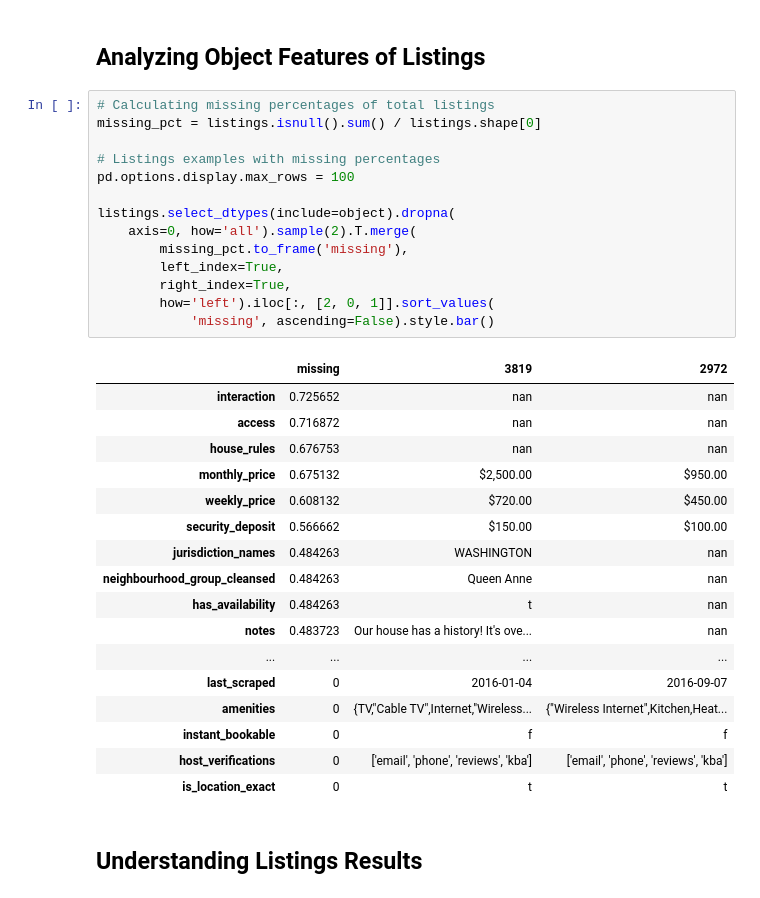
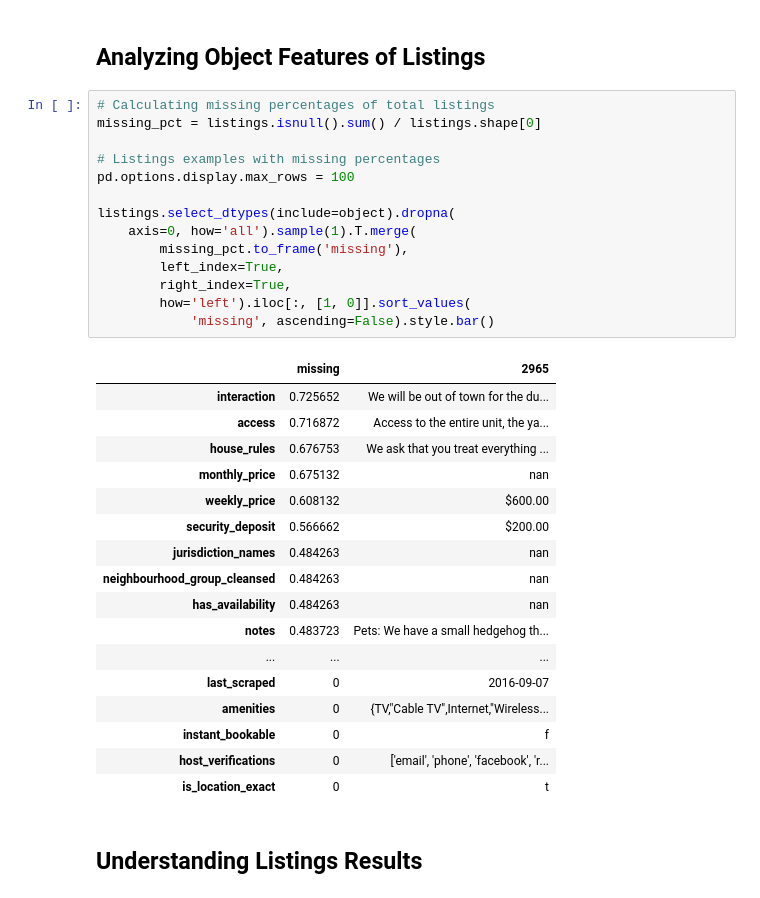
Before and after one commit to samlexrod/airbnb_ml, a Jupyter notebook: Airbnb_Analysis.ipynb, the cells around one changed output. Drawn from its saved outputs; the diff is of its cells as text.

```diff
--- a/Airbnb_Analysis.ipynb
+++ b/Airbnb_Analysis.ipynb
@@ -361,35 +366,35 @@ Dates of datasets do not match. This could mean that these segments where servic
 # %%
 # Calculating missing percentages of total listings
 missing_pct = listings.isnull().sum() / listings.shape[0]
 
 # Listings examples with missing percentages
 pd.options.display.max_rows = 100
 
 listings.select_dtypes(include=object).dropna(
-    axis=0, how='all').sample(2).T.merge(
+    axis=0, how='all').sample(1).T.merge(
         missing_pct.to_frame('missing'),
         left_index=True,
         right_index=True,
-        how='left').iloc[:, [2, 0, 1]].sort_values(
+        how='left').iloc[:, [1, 0]].sort_values(
             'missing', ascending=False).style.bar()
 # %% [output]
-|  | missing | 3819 | 2972 |
-| interaction | 0.725652 | nan | nan |
-| access | 0.716872 | nan | nan |
-| house_rules | 0.676753 | nan | nan |
-| monthly_price | 0.675132 | $2,500.00 | $950.00 |
-| weekly_price | 0.608132 | $720.00 | $450.00 |
-| security_deposit | 0.566662 | $150.00 | $100.00 |
-| jurisdiction_names | 0.484263 | WASHINGTON | nan |
-| neighbourhood_group_cleansed | 0.484263 | Queen Anne | nan |
-| has_availability | 0.484263 | t | nan |
-| notes | 0.483723 | Our house has a history! It's ove... | nan |
-| ... | ... | ... | ... |
-| last_scraped | 0 | 2016-01-04 | 2016-09-07 |
-| amenities | 0 | {TV,"Cable TV",Internet,"Wireless... | {"Wireless Internet",Kitchen,Heat... |
-| instant_bookable | 0 | f | f |
-| host_verifications | 0 | ['email', 'phone', 'reviews', 'kba'] | ['email', 'phone', 'reviews', 'kba'] |
-| is_location_exact | 0 | t | t |
+|  | missing | 2965 |
+| interaction | 0.725652 | We will be out of town for the du... |
+| access | 0.716872 | Access to the entire unit, the ya... |
+| house_rules | 0.676753 | We ask that you treat everything ... |
+| monthly_price | 0.675132 | nan |
+| weekly_price | 0.608132 | $600.00 |
+| security_deposit | 0.566662 | $200.00 |
+| jurisdiction_names | 0.484263 | nan |
+| neighbourhood_group_cleansed | 0.484263 | nan |
+| has_availability | 0.484263 | nan |
+| notes | 0.483723 | Pets: We have a small hedgehog th... |
+| ... | ... | ... |
+| last_scraped | 0 | 2016-09-07 |
+| amenities | 0 | {TV,"Cable TV",Internet,"Wireless... |
+| instant_bookable | 0 | f |
+| host_verifications | 0 | ['email', 'phone', 'facebook', 'r... |
+| is_location_exact | 0 | t |
 # %% [markdown]
 ## Understanding Listings Results
 # %% [markdown]
```
Also changed, not shown: parts of 82 cells of this notebook, 2 other files.
